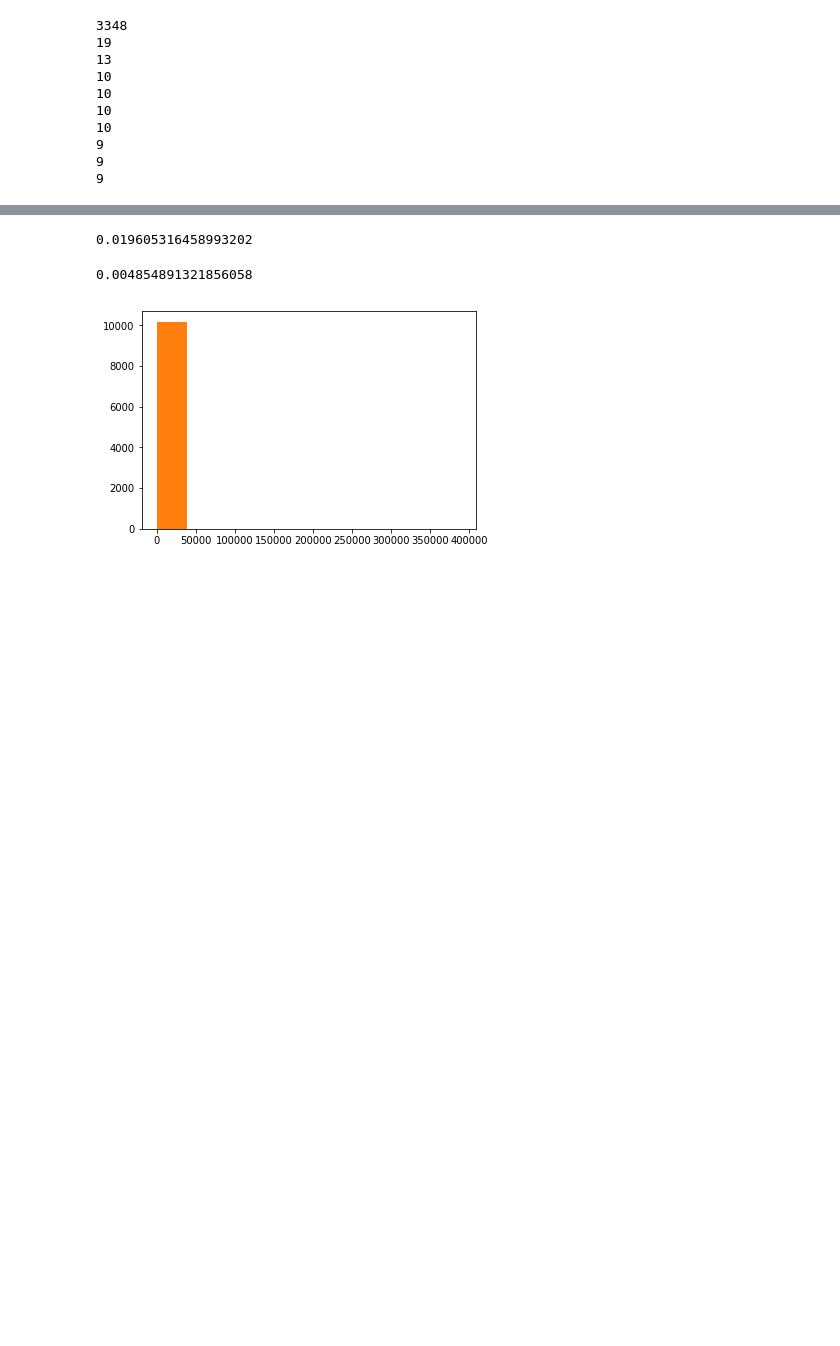
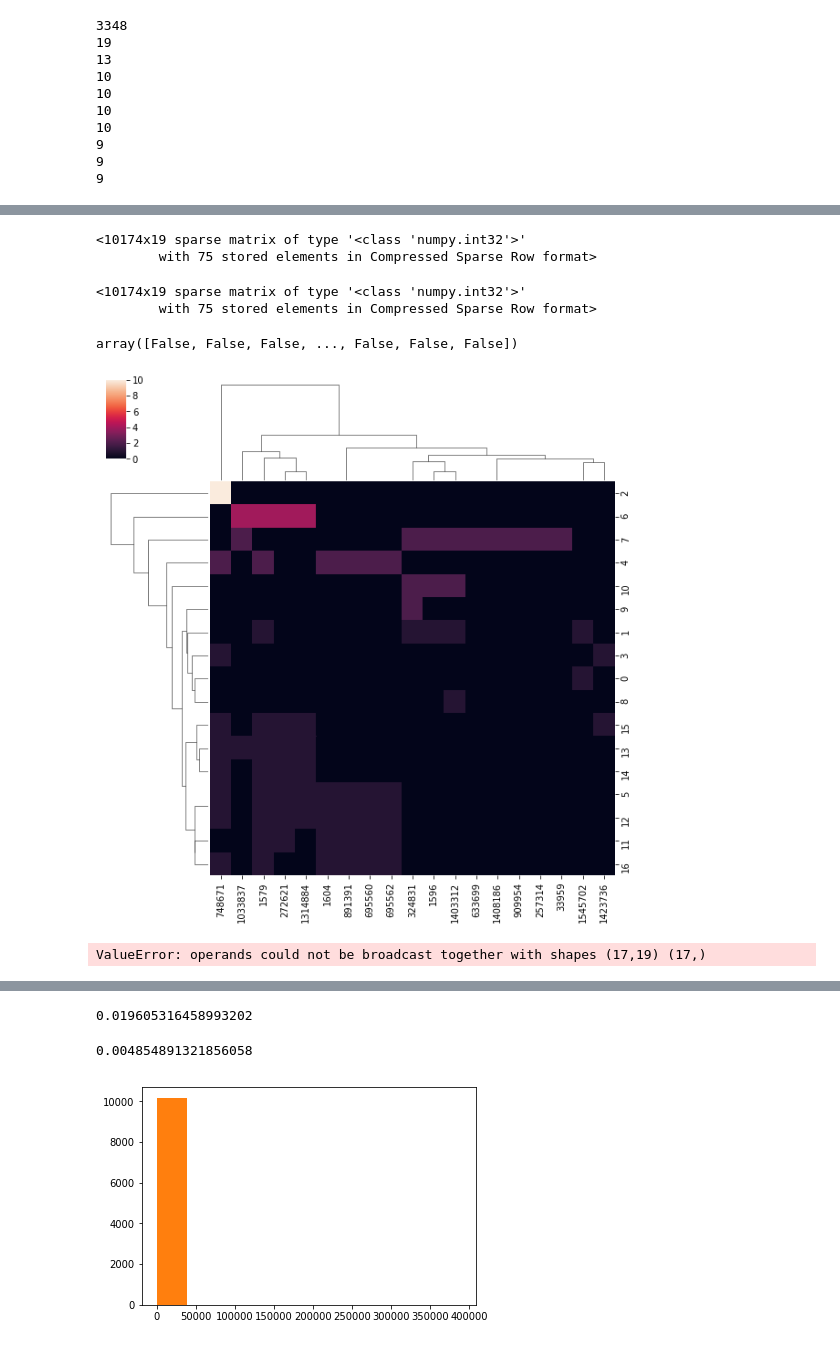
Before and after one commit to czbiohub/idinf, a Jupyter notebook: Inference.ipynb, the cells around one changed output, grey strips where cells are left out. Saved outputs shown, nothing was run; the diff lists cells and outputs as text; code cells hidden in the pictures; blank space fills up the shorter version.

```diff
--- a/Inference.ipynb
+++ b/Inference.ipynb
@@ -306,0 +361,36 @@ for c in components[0:10]:
+# %%
+lacto = [taxid for taxid in components[1]]
+sub_columns = [species_to_int[l] for l in lacto]
+X[:,sub_columns]
+# %% [output]
+<10174x19 sparse matrix of type '<class 'numpy.int32'>'
+        with 75 stored elements in Compressed Sparse Row format>
+# %%
+X[:, sub_columns]
+# %% [output]
+<10174x19 sparse matrix of type '<class 'numpy.int32'>'
+        with 75 stored elements in Compressed Sparse Row format>
+# %%
+sub_rows = np.array(X[:,sub_columns].sum(axis = 1) > 0).ravel()
+# %%
+np.array(sub_rows).ravel()
+# %% [output]
+array([False, False, False, ..., False, False, False])
+# %%
+X_sub = X[sub_rows,:][:, sub_columns]
+D_sub = D[sub_rows,:][:, sub_rows]
+# %%
+cluster_df = pd.DataFrame(D_sub.dot(X_sub).todense())
+cluster_df.columns = lacto
+# %%
+clustergrid = sns.clustermap(cluster_df)
+# %% [output]
+[figure, added]
+# %%
+reads_mapping = np.array(D_sub.dot(X_sub).sum(axis = 0)).ravel()
+col_weights = np.array(D_sub.dot(X_sub).sum(axis = 1)).ravel()
+reweighted_matrix = D_sub.dot(X_sub).dot(np.diagflat(1/col_weights))
+total_reads = reads_mapping.sum()
+frac_reads = np.round(reads_mapping/total_reads, 4)
+# %% [output]
+ValueError: operands could not be broadcast together with shapes (17,19) (17,)
```
Also changed, not shown: parts of 38 cells of this notebook.
